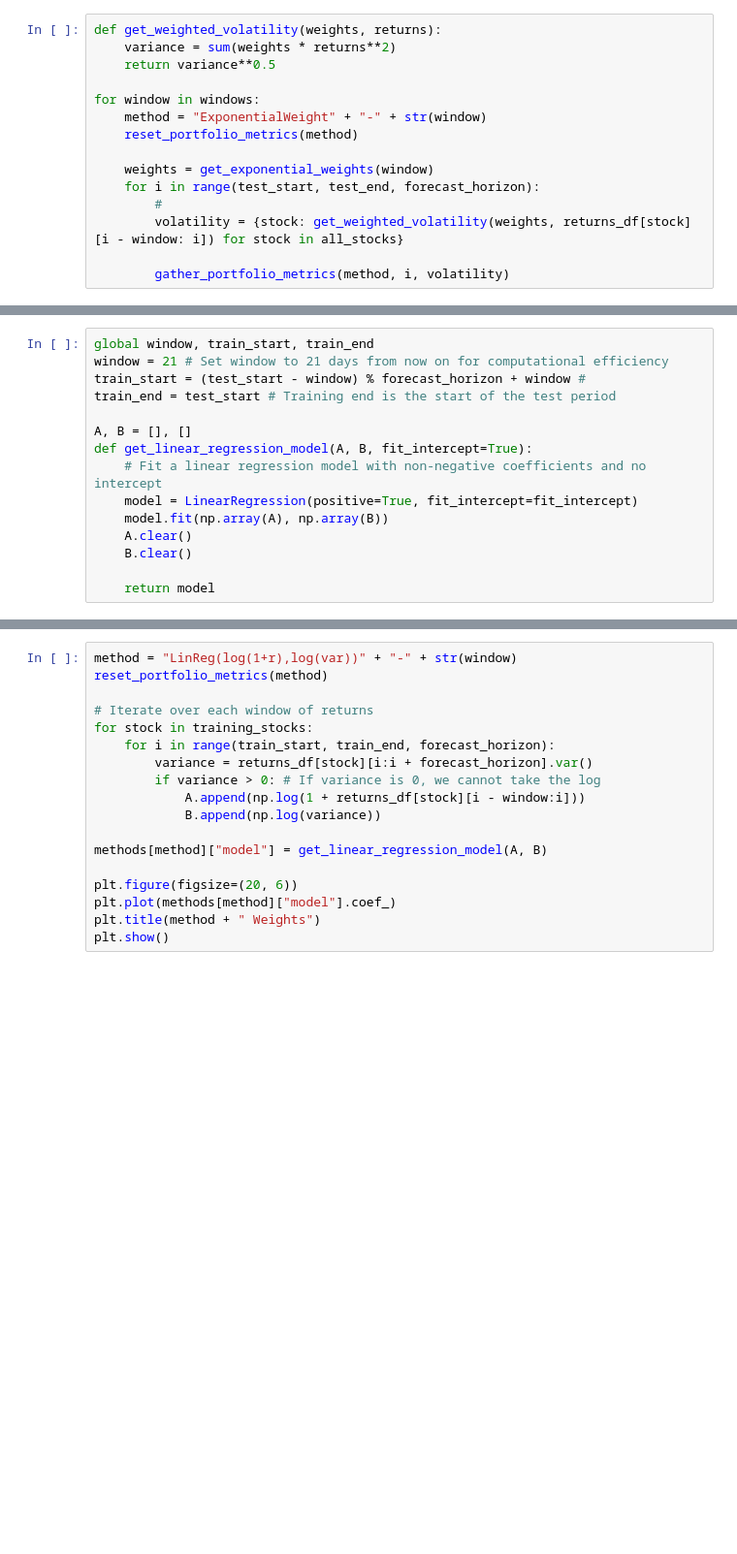
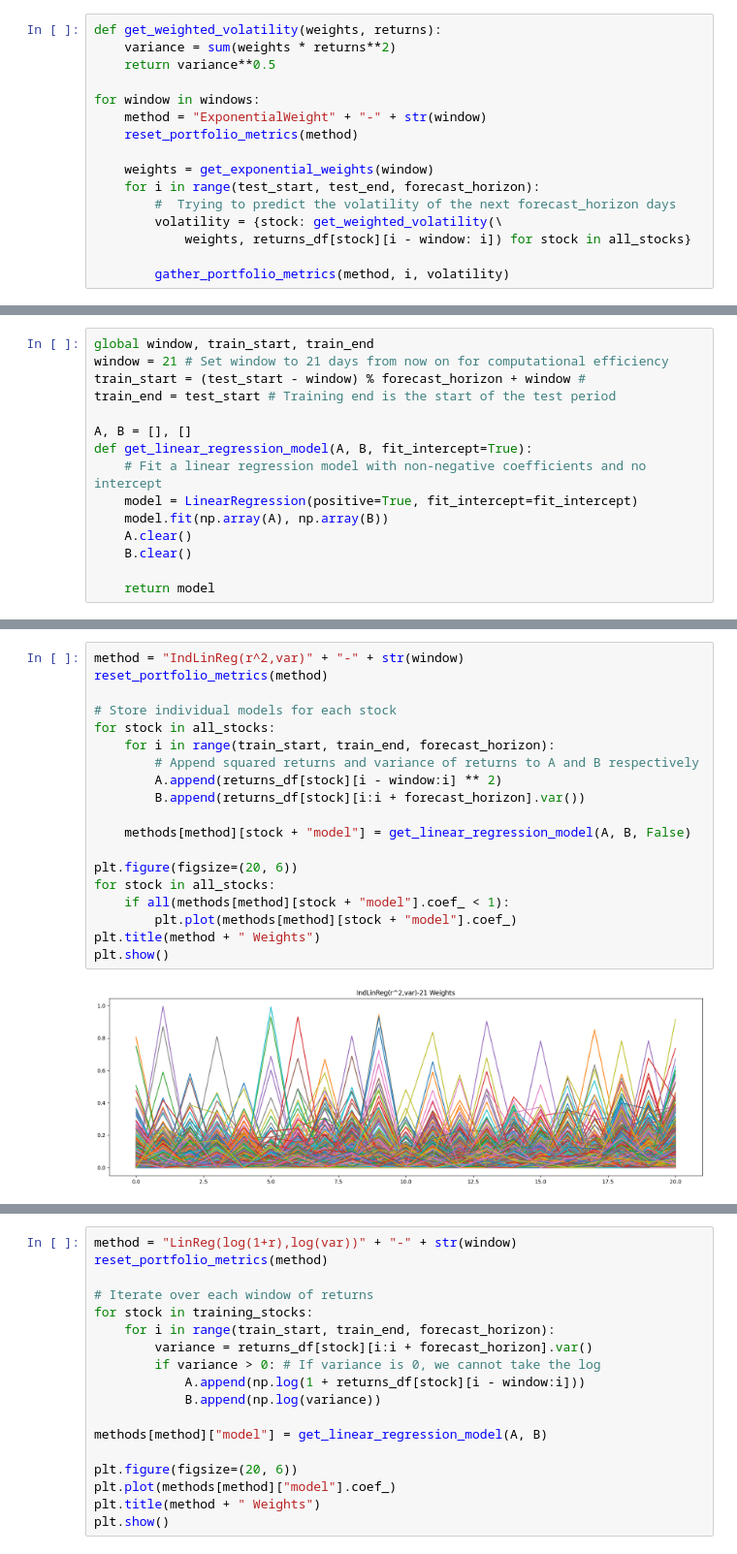
Before and after one commit to PapakMate/SVFT, a Jupyter notebook: SVFT.ipynb, the cells around one changed output, grey strips where cells are left out. Shown at 97% size. Drawn from its saved outputs; the diff is of its cells as text; blank space fills up the shorter version.

```diff
--- a/SVFT.ipynb
+++ b/SVFT.ipynb
@@ -263,7 +300,8 @@ for window in windows:
 
     weights = get_exponential_weights(window)
     for i in range(test_start, test_end, forecast_horizon):
-        #
-        volatility = {stock: get_weighted_volatility(weights, returns_df[stock][i - window: i]) for stock in all_stocks}
+        #  Trying to predict the volatility of the next forecast_horizon days
+        volatility = {stock: get_weighted_volatility(\
+            weights, returns_df[stock][i - window: i]) for stock in all_stocks}
 
         gather_portfolio_metrics(method, i, volatility)
@@ -326,0 +377,21 @@ Sljedeća metoda je individualna linearna regresija koja za ulazne podatke uzima
+# %%
+method = "IndLinReg(r^2,var)" + "-" + str(window)
+reset_portfolio_metrics(method)
+
+# Store individual models for each stock
+for stock in all_stocks:
+    for i in range(train_start, train_end, forecast_horizon):
+        # Append squared returns and variance of returns to A and B respectively
+        A.append(returns_df[stock][i - window:i] ** 2)
+        B.append(returns_df[stock][i:i + forecast_horizon].var())
+
+    methods[method][stock + "model"] = get_linear_regression_model(A, B, False)
+
+plt.figure(figsize=(20, 6))
+for stock in all_stocks:
+    if all(methods[method][stock + "model"].coef_ < 1):
+        plt.plot(methods[method][stock + "model"].coef_)
+plt.title(method + " Weights")
+plt.show()
+# %% [output]
+[figure, added]
```
Also changed, not shown: parts of 95 cells of this notebook, 2 other files.
